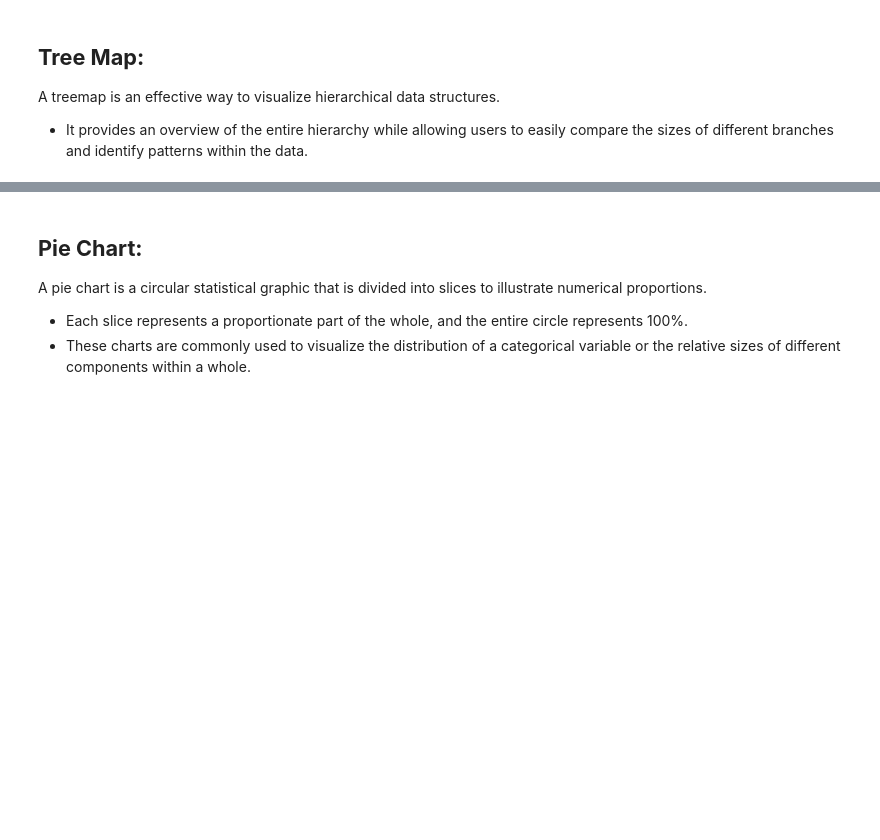
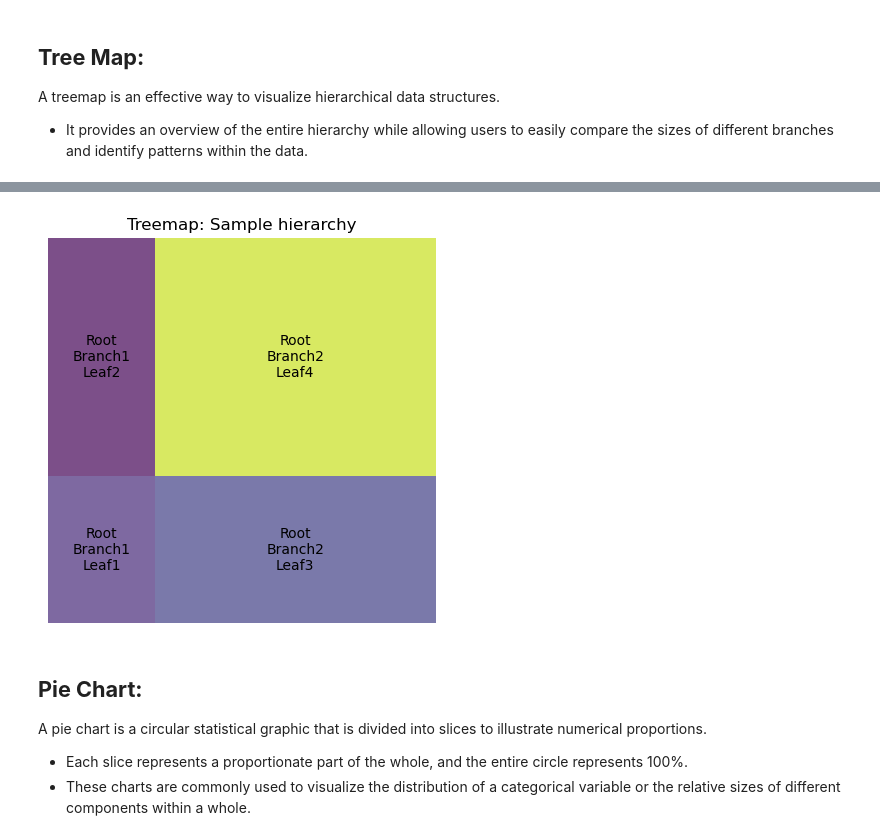
Before and after one commit to FaizHamid/AI_ML_STEP_BY_STEP, a Jupyter notebook: C_Applied Data Science with Python/5.0.1_Introduction_to_Data_Visualization_solution.ipynb, the cells around one changed output, grey strips where cells are left out. Saved outputs shown, nothing was run; the diff lists cells and outputs as text; code cells hidden in the pictures; blank space fills up the shorter version.

```diff
--- a/C_Applied Data Science with Python/5.0.1_Introduction_to_Data_Visualization_solution.ipynb
+++ b/C_Applied Data Science with Python/5.0.1_Introduction_to_Data_Visualization_solution.ipynb
@@ -321,3 +376,43 @@ Successfully installed squarify-0.4.3
+# %%
+
+import matplotlib.pyplot as plt
+import squarify
+
+# Sample hierarchical data
+data = {
+    'Root': {
+        'Branch1': {'Leaf1': 13, 'Leaf2': 21},
+        'Branch2': {'Leaf3': 34, 'Leaf4': 55}
+    }
+}
+
+# Function to flatten hierarchical data
+def flatten_hierarchy(node, parent=''):
+    items = []
+    for key, value in node.items():
+        if isinstance(value, dict):
+            items.extend(flatten_hierarchy(value, parent=f'{parent}\n{key}' if parent else key))
+        else:
+            items.append((parent, key, value))
+    return items
+
+# Flatten the hierarchical data for treemap plotting
+flat_data = flatten_hierarchy(data)
+
+# Plotting the treemap
+fig, ax = plt.subplots(figsize=(5, 5))
+squarify.plot(sizes=[item[2] for item in flat_data], label=[f'{item[0]}\n{item[1]}' for item in flat_data], alpha=0.7, ax=ax)
+
+# Remove axis labels and ticks for better aesthetics
+plt.axis('off')
+
+# Add a title
+plt.title('Treemap: Sample hierarchy')
+
+# Show the plot
+plt.show()
+# %% [output]
+[figure, added]
 # %% [markdown]
 ## __Pie Chart:__
 A pie chart is a circular statistical graphic that is divided into slices to illustrate numerical proportions.
```
Also changed, not shown: parts of 21 cells of this notebook, 3 other files.
